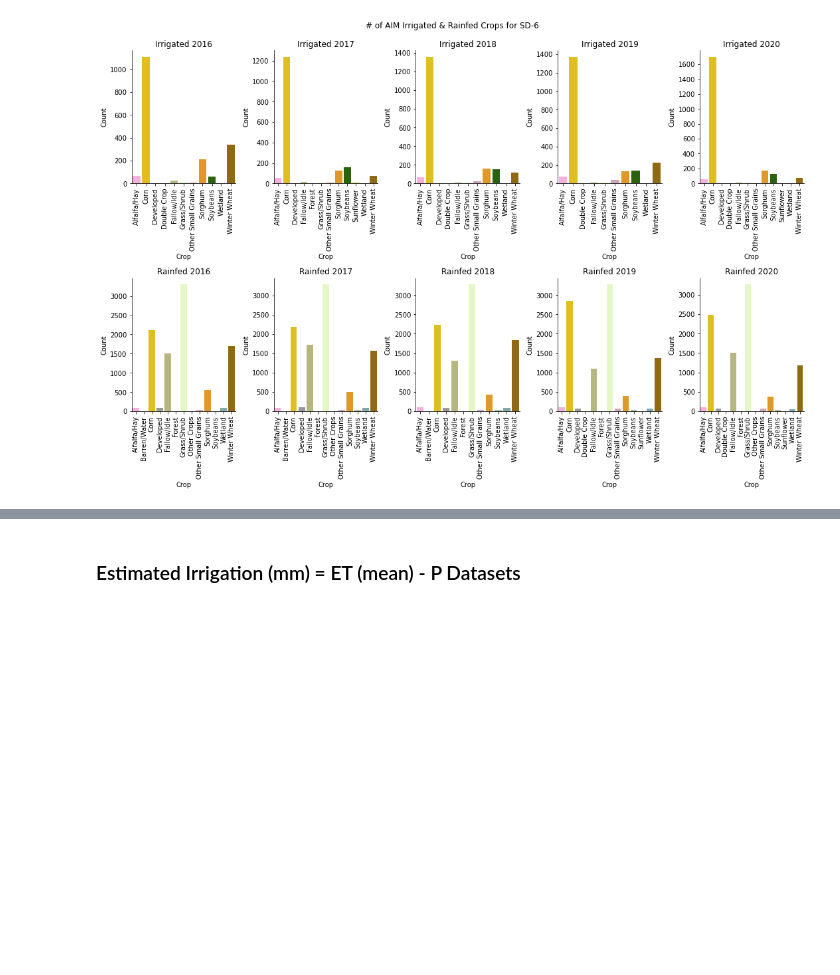
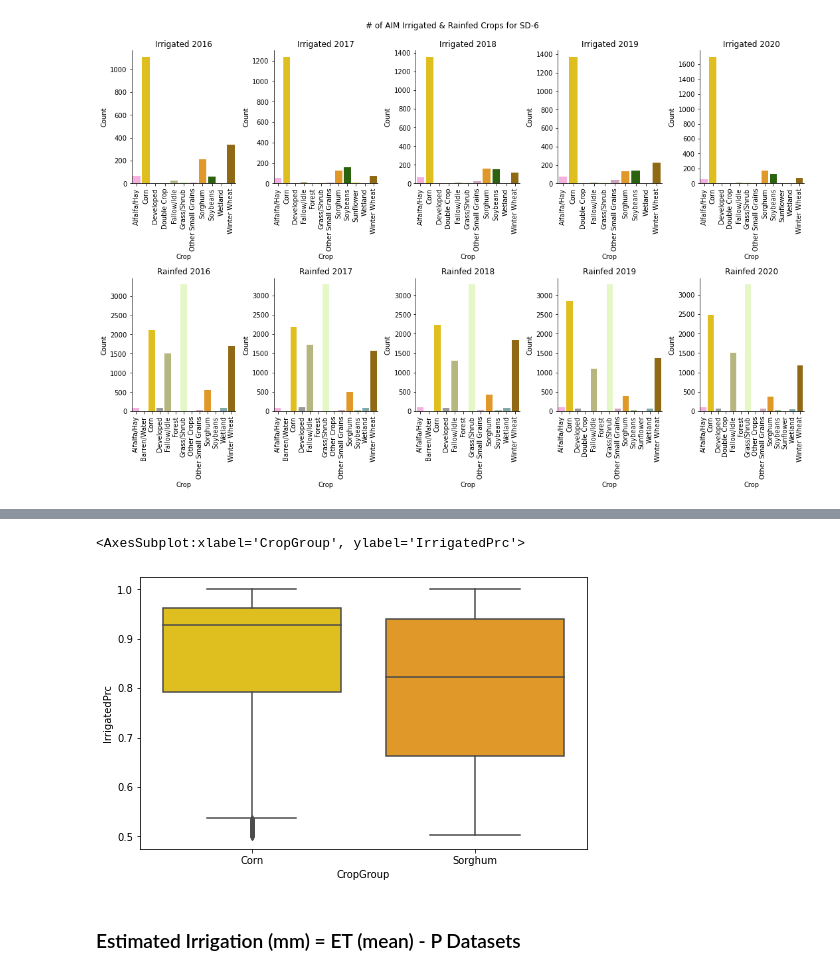
Before and after one commit to HEAL-KGS/eggs, a Jupyter notebook: eggs_data.ipynb, the cells around one changed output, grey strips where cells are left out. Saved outputs shown, nothing was run; the diff lists cells and outputs as text; code cells hidden in the pictures; blank space fills up the shorter version.

Commit message:
added figures and info to markdown file

```diff
--- a/eggs_data.ipynb
+++ b/eggs_data.ipynb
@@ -1100,7 +1088,9 @@ Boxplots for corn & sorghum clipped to the LEMA
 # Set the timeframes for the LEMA
 extract_aim_lema = (aim['Year'] > 2012) & (aim['Year'] < 2019)
 aim_lema = aim.loc[extract_aim_lema]
+aim_lema.UID = aim_lema.UID.astype('float')
 
 # Set the timeframes for out of the LEMA
 extract_aim_non_lema = (aim['Year'] > 2006) & (aim['Year'] < 2013)
 aim_non_lema = aim.loc[extract_aim_non_lema]
+aim_non_lema.UID = aim_non_lema.UID.astype('float')
@@ -1202,8 +1198,16 @@ irr_sorghum_2016 = lema.merge(irr_sorghum_2016, on='UID')
-# %%
-# 2016 Irrigated Crops
-irrigated_crop_2016 = aim_irr_2016.merge(cdl_adjust, on = 'UID', how = 'left')
-irrigated_crop_2016 = irrigated_crop_2016[irrigated_crop_2016['Year'] == 2016]
-irr_crop_2016 = irrigated_crop_2016.merge(crops, on='CropCode').sort_values('CropGroup')
+# %%
+aim_lema_2016 = aim_lema[aim_lema['Year'] == 2016]
+# %%
+corn_sorghum = irr_crop_2016.set_index("CropGroup", inplace = True)
+corn_sorghum = irr_crop_2016.loc[['Corn', 'Sorghum']]
+corn_sorghum.reset_index(inplace=True)
+corn_sorghum_lema = corn_sorghum.merge(aim_lema_2016, on='UID')
+# %%
+plt.figure(figsize=(8,5))
+sns.boxplot(x='CropGroup', y='IrrigatedPrc', data=corn_sorghum_lema, palette=crop_color)
+# %% [output]
+<AxesSubplot:xlabel='CropGroup', ylabel='IrrigatedPrc'>
+[figure, added]
 # %% [markdown]
 ### Estimated Irrigation (mm) = ET (mean) - P Datasets
 # %%
```
Also changed, not shown: parts of 76 cells of this notebook, 8 other files.
